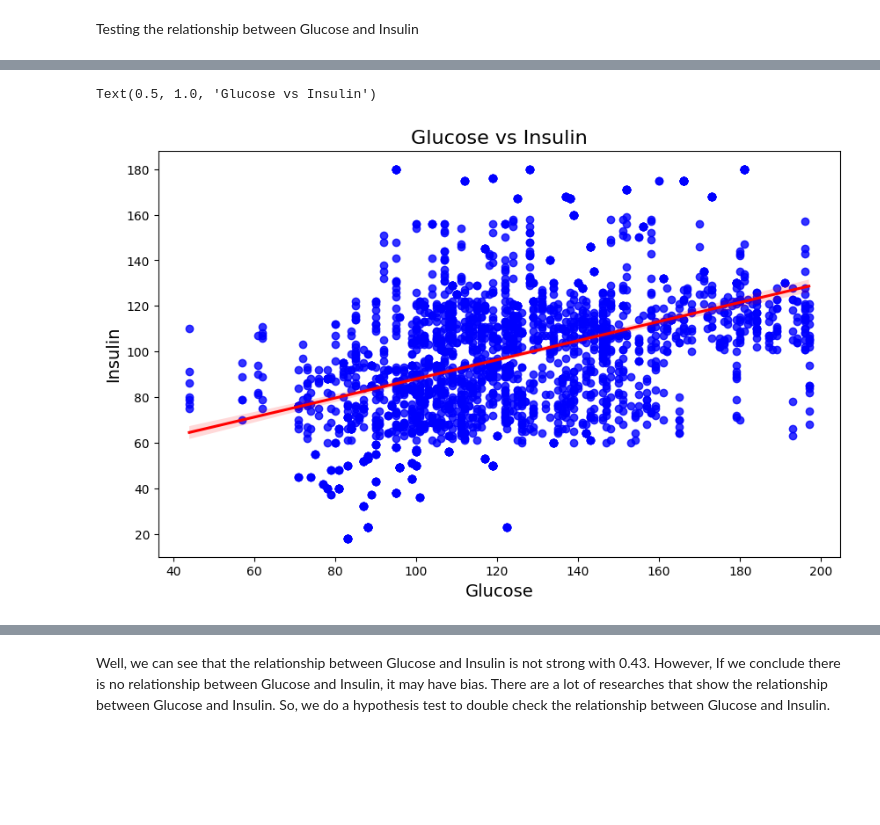
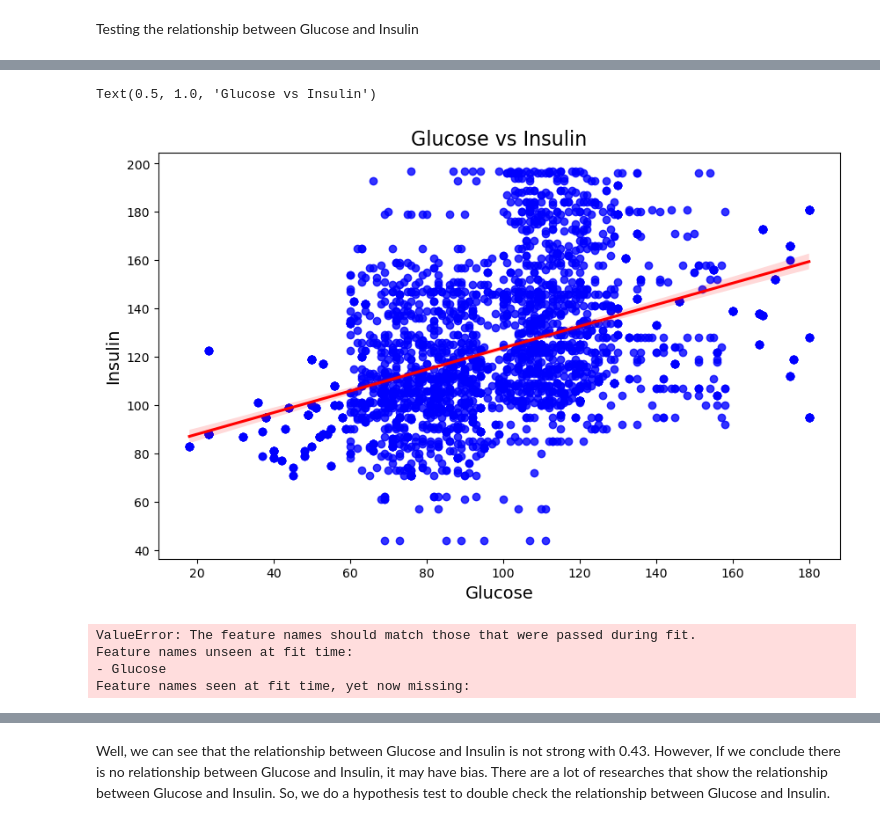
Before and after one commit to Drissdo185/Static-Method-Project, a Jupyter notebook: Rework.ipynb, the cells around one changed output, grey strips where cells are left out. Drawn from its saved outputs; the diff is of its cells as text; code cells hidden in the pictures; blank space fills up the shorter version.

```diff
--- a/Rework.ipynb
+++ b/Rework.ipynb
@@ -841,10 +841,32 @@ df[['Glucose', 'Insulin']].corr()
 # %%
 # Visualize the scatter plot for Glucose and Insulin and linear regression line
 plt.figure(figsize=(10, 6))
-sns.regplot(x='Glucose', y='Insulin', data=df, color='blue', line_kws={'color': 'red'})
+sns.regplot(x='Insulin', y='Glucose', data=df, color='blue', line_kws={'color': 'red'})
 plt.xlabel('Glucose', fontsize=14)
 plt.ylabel('Insulin', fontsize=14)
 plt.title('Glucose vs Insulin', fontsize=16)
 # %% [output]
 Text(0.5, 1.0, 'Glucose vs Insulin')
-[figure, old version]
+[figure, new version]
+# %%
+# Residual between Glucose and Insulin
+from sklearn.linear_model import LinearRegression
+
+# Fit a linear regression model
+model = LinearRegression()
+model.fit(df[['Insulin']], df['Glucose'])
+
+# Calculate the predicted 'Insulin' values
+df['Insulin_pred'] = model.predict(df[['Glucose']])
+
+# Calculate the residuals
+df['Residuals'] = df['Insulin'] - df['Insulin_pred']
+
+# Calculate r-squared
+r_squared = model.score(df[['Glucose']], df['Insulin'])
+r_squared
+# %% [output]
+ValueError: The feature names should match those that were passed during fit.
+Feature names unseen at fit time:
+- Glucose
+Feature names seen at fit time, yet now missing:
```
Also changed, not shown: parts of 27 cells of this notebook, 1 other file.
